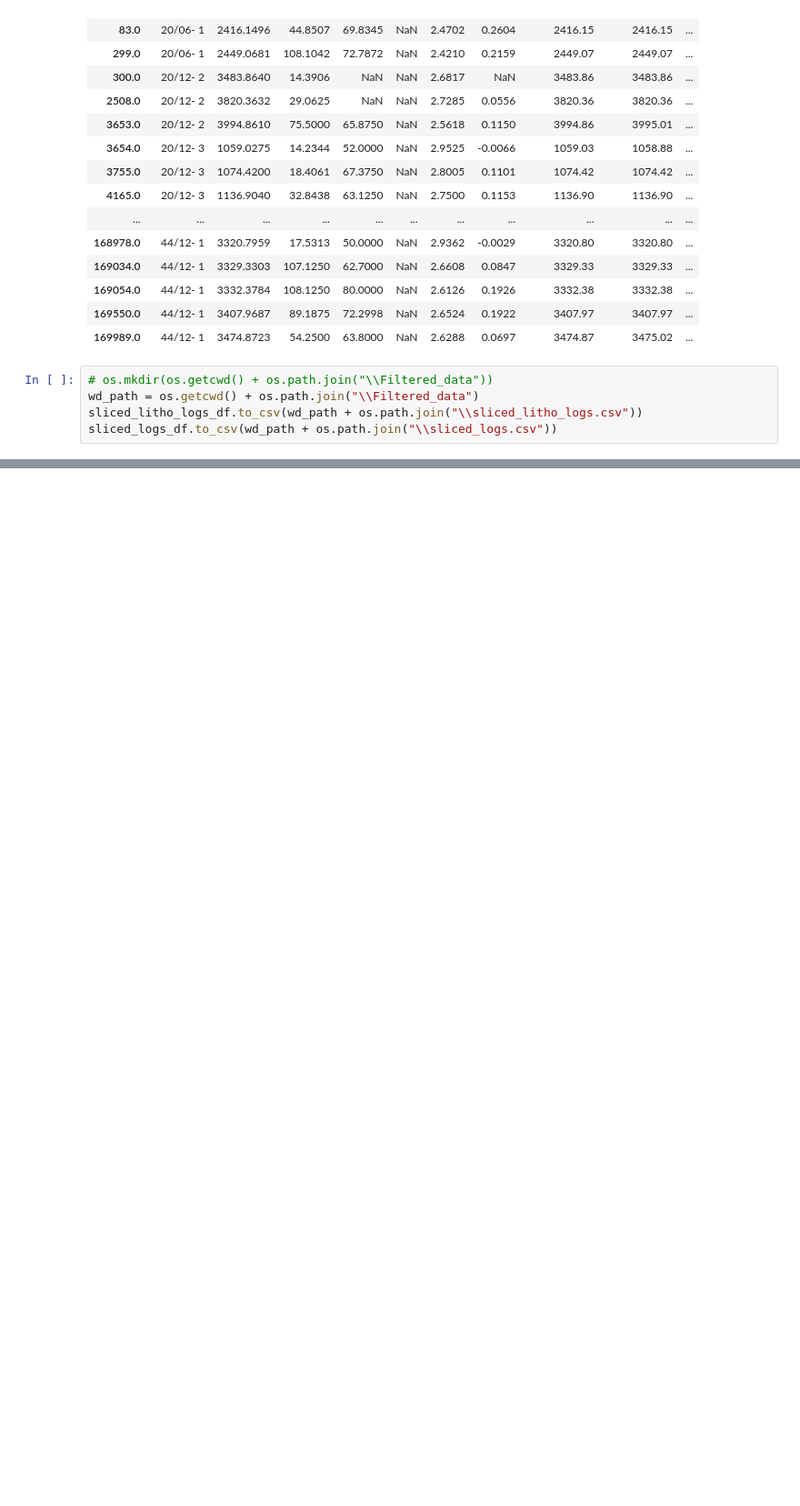
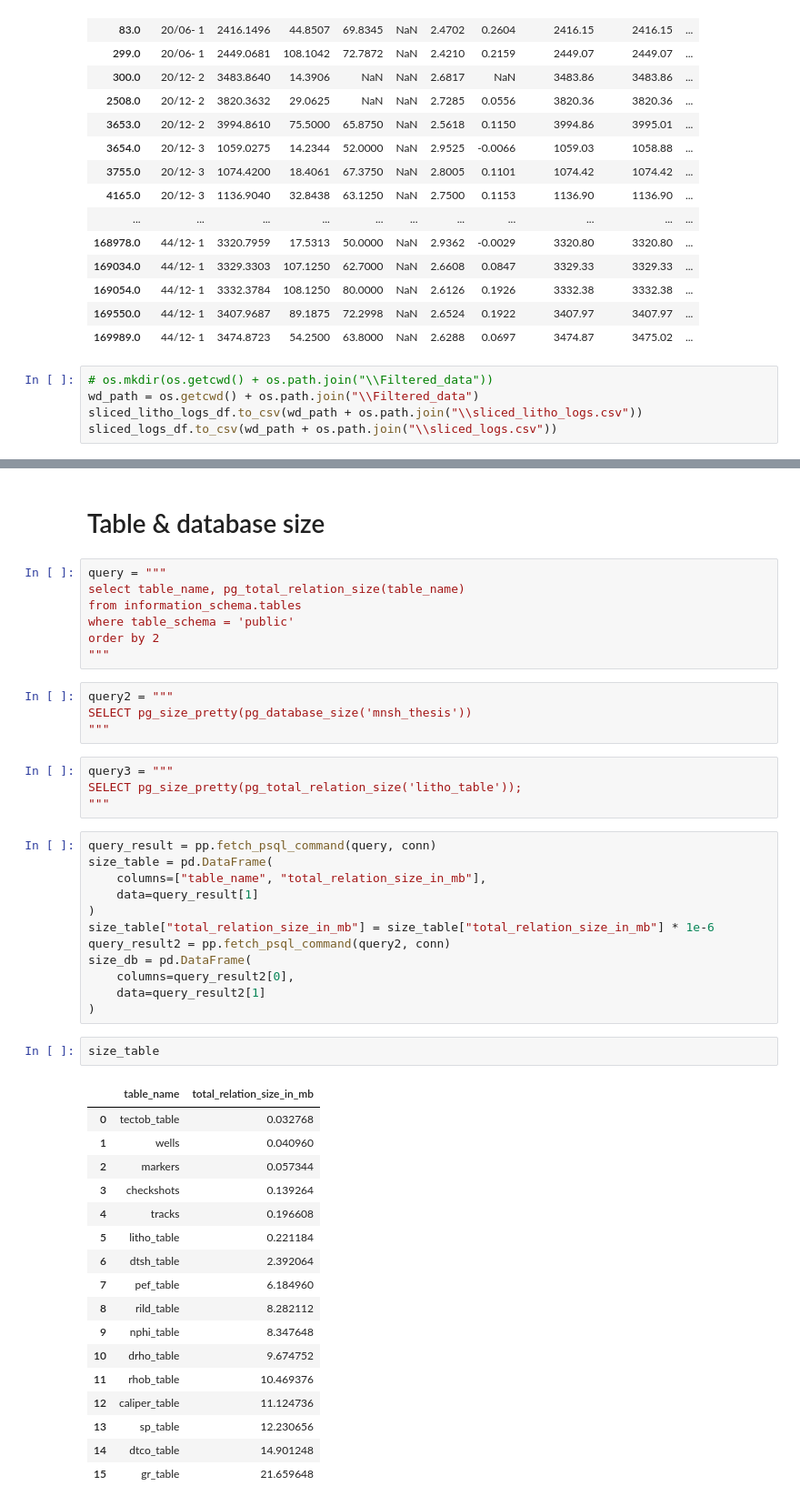
Before and after one commit to lsdR94/OpendTect_wells_to_PSQL, a Jupyter notebook: DATABASE_TURORIAL.ipynb, the cells around one changed output, grey strips where cells are left out. Shown at 91% size. Drawn from its saved outputs; the diff is of its cells as text; blank space fills up the shorter version.

Commit message:
added cells to illustrate thesis arguments

```diff
--- a/DATABASE_TURORIAL.ipynb
+++ b/DATABASE_TURORIAL.ipynb
@@ -1437,0 +1819,49 @@ sliced_logs_df
+# %% [markdown]
+# Table & database size
+# %%
+query = """
+select table_name, pg_total_relation_size(table_name)
+from information_schema.tables
+where table_schema = 'public'
+order by 2
+"""
+# %%
+query2 = """
+SELECT pg_size_pretty(pg_database_size('mnsh_thesis'))
+"""
+# %%
+query3 = """
+SELECT pg_size_pretty(pg_total_relation_size('litho_table'));
+"""
+# %%
+query_result = pp.fetch_psql_command(query, conn)
+size_table = pd.DataFrame(
+    columns=["table_name", "total_relation_size_in_mb"],
+    data=query_result[1]
+)
+size_table["total_relation_size_in_mb"] = size_table["total_relation_size_in_mb"] * 1e-6
+query_result2 = pp.fetch_psql_command(query2, conn)
+size_db = pd.DataFrame(
+    columns=query_result2[0],
+    data=query_result2[1]
+)
+# %%
+size_table
+# %% [output]
+|  | table_name | total_relation_size_in_mb |
+| 0 | tectob_table | 0.032768 |
+| 1 | wells | 0.040960 |
+| 2 | markers | 0.057344 |
+| 3 | checkshots | 0.139264 |
+| 4 | tracks | 0.196608 |
+| 5 | litho_table | 0.221184 |
+| 6 | dtsh_table | 2.392064 |
+| 7 | pef_table | 6.184960 |
+| 8 | rild_table | 8.282112 |
+| 9 | nphi_table | 8.347648 |
+| 10 | drho_table | 9.674752 |
+| 11 | rhob_table | 10.469376 |
+| 12 | caliper_table | 11.124736 |
+| 13 | sp_table | 12.230656 |
+| 14 | dtco_table | 14.901248 |
+| 15 | gr_table | 21.659648 |
```
Also changed, not shown: parts of 31 cells of this notebook.
